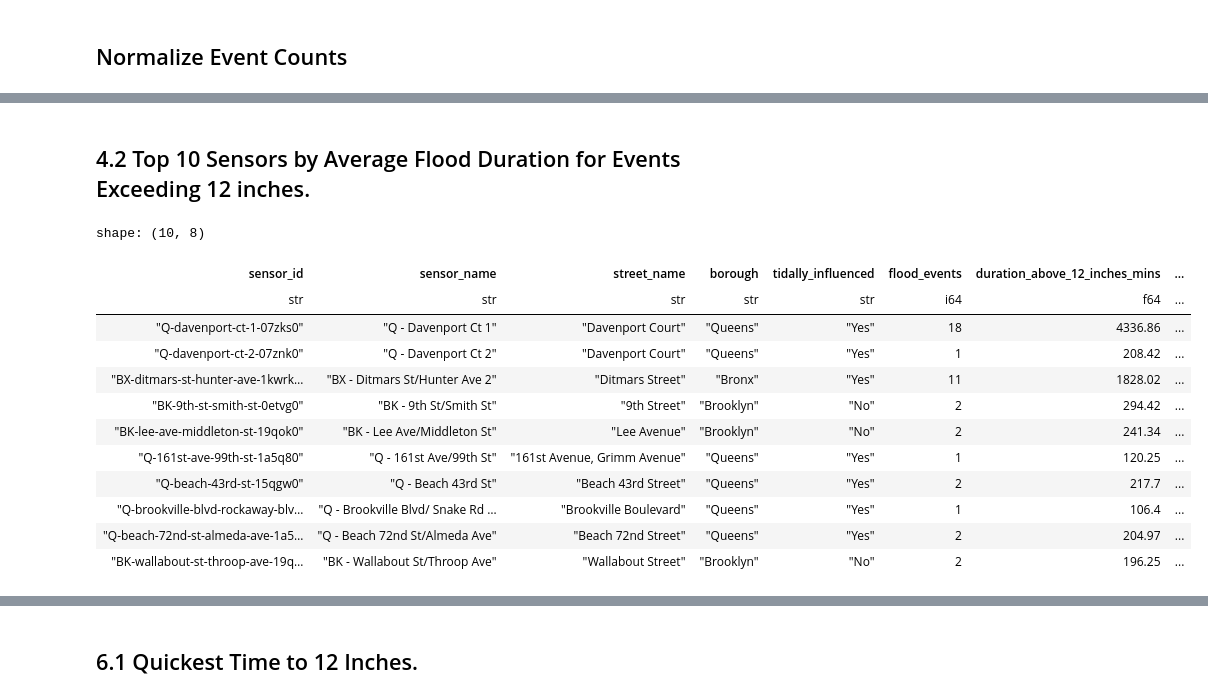
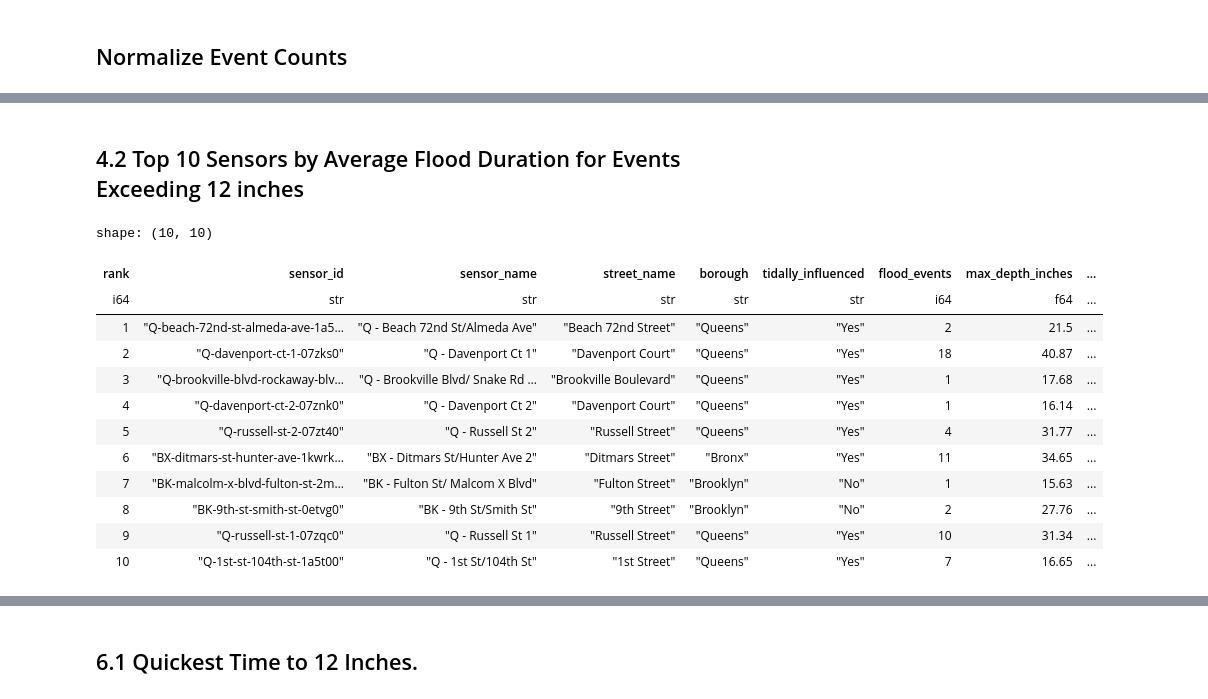
Before and after one commit to mebauer/floodnet-nyc-tutorial, a Jupyter notebook: 02-sensor-rankings.ipynb, the cells around one changed output, grey strips where cells are left out. Saved outputs shown, nothing was run; the diff lists cells and outputs as text; code cells hidden in the pictures.

```diff
--- a/02-sensor-rankings.ipynb
+++ b/02-sensor-rankings.ipynb
@@ -46,21 +120,27 @@ sensor-metadata.csv
 # %%
-# read in flood sensor deployments as dataframe
+# 1) read in flood sensor deployments as dataframe
 metadata_path = "data/sensor-metadata.csv"
 metadata_df = pl.read_csv(metadata_path, try_parse_dates=True)
 
 # inspect the shape of the data
 n_rows, n_columns = metadata_df.shape
-print("Metadata:")
+print("Metadata shape:")
 print(f"Number of rows: {n_rows}")
 print(f"Number of columns: {n_columns}")
 
-# read in flood events as dataframe
+# 2) read in flood events as dataframe
 events_path = "data/flood-events.csv"
-events_df = pl.read_csv(events_path, infer_schema_length=100000, try_parse_dates=True)
+events_df = pl.read_csv(
+    events_path,
+    # some columns have sparce data, need to expand the row count
+    infer_schema_length=100000,
+    try_parse_dates=True
+)
 
 # inspect the shape of the data
 n_rows, n_columns = events_df.shape
-print("\nFlood Events:")
+
+print("\nFlood Events shape:")
 print(f"Number of rows: {n_rows:,}")
 print(f"Number of columns: {n_columns}")
 # %% [output]
@@ -596,41 +1168,55 @@ shape: (10, 8)
 # %% [markdown]
-## 4.2 Top 10 Sensors by Average Flood Duration for Events Exceeding 12 inches.
+## 4.2 Top 10 Sensors by Average Flood Duration for Events Exceeding 12 inches
 # %%
-rel = duckdb.sql("""
+sensor_flood_summary = duckdb.sql("""
     SELECT
         sensor_id,
         sensor_name,
         street_name,
         borough,
         tidally_influenced,
         COUNT(sensor_id) AS flood_events,
-        SUM(duration_above_12_inches_mins) AS duration_above_12_inches_mins
+        MAX(max_depth_inches) AS max_depth_inches,
+        SUM(duration_mins) AS duration_mins,
+        ROUND(SUM(duration_mins) / COUNT(sensor_id) / 60.0, 2) AS average_duration_hrs
     FROM merged_df
-    WHERE duration_above_12_inches_mins > 0
+    WHERE max_depth_inches >= 12
     GROUP BY ALL
 """)
 
 sql = """
     SELECT
-        *,
-        duration_above_12_inches_mins / flood_events / 60. AS average_duration_hrs
-    FROM rel
+        ROW_NUMBER() OVER (
+            ORDER BY average_duration_hrs DESC
+        ) AS rank,
+        sensor_id,
+        sensor_name,
+        street_name,
+        borough,
+        tidally_influenced,
+        flood_events,
+        max_depth_inches,
+        duration_mins,
+        average_duration_hrs
+    FROM sensor_flood_summary
     ORDER BY average_duration_hrs DESC
     LIMIT 10
 """
 
-duckdb.sql(sql).pl()
+ranked_df = duckdb.sql(sql).pl()
+
+ranked_df
 # %% [output]
-shape: (10, 8)
+shape: (10, 10)
-| sensor_id | sensor_name | street_name | borough | tidally_influenced | flood_events | duration_above_12_inches_mins | ... |
-| str | str | str | str | str | i64 | f64 | ... |
-| "Q-davenport-ct-1-07zks0" | "Q - Davenport Ct 1" | "Davenport Court" | "Queens" | "Yes" | 18 | 4336.86 | ... |
-| "Q-davenport-ct-2-07znk0" | "Q - Davenport Ct 2" | "Davenport Court" | "Queens" | "Yes" | 1 | 208.42 | ... |
-| "BX-ditmars-st-hunter-ave-1kwrk… | "BX - Ditmars St/Hunter Ave 2" | "Ditmars Street" | "Bronx" | "Yes" | 11 | 1828.02 | ... |
-| "BK-9th-st-smith-st-0etvg0" | "BK - 9th St/Smith St" | "9th Street" | "Brooklyn" | "No" | 2 | 294.42 | ... |
-| "BK-lee-ave-middleton-st-19qok0" | "BK - Lee Ave/Middleton St" | "Lee Avenue" | "Brooklyn" | "No" | 2 | 241.34 | ... |
-| "Q-161st-ave-99th-st-1a5q80" | "Q - 161st Ave/99th St" | "161st Avenue, Grimm Avenue" | "Queens" | "Yes" | 1 | 120.25 | ... |
-| "Q-beach-43rd-st-15qgw0" | "Q - Beach 43rd St" | "Beach 43rd Street" | "Queens" | "Yes" | 2 | 217.7 | ... |
-| "Q-brookville-blvd-rockaway-blv… | "Q - Brookville Blvd/ Snake Rd … | "Brookville Boulevard" | "Queens" | "Yes" | 1 | 106.4 | ... |
-| "Q-beach-72nd-st-almeda-ave-1a5… | "Q - Beach 72nd St/Almeda Ave" | "Beach 72nd Street" | "Queens" | "Yes" | 2 | 204.97 | ... |
-| "BK-wallabout-st-throop-ave-19q… | "BK - Wallabout St/Throop Ave" | "Wallabout Street" | "Brooklyn" | "No" | 2 | 196.25 | ... |
+| rank | sensor_id | sensor_name | street_name | borough | tidally_influenced | flood_events | max_depth_inches | ... |
+| i64 | str | str | str | str | str | i64 | f64 | ... |
+| 1 | "Q-beach-72nd-st-almeda-ave-1a5… | "Q - Beach 72nd St/Almeda Ave" | "Beach 72nd Street" | "Queens" | "Yes" | 2 | 21.5 | ... |
+| 2 | "Q-davenport-ct-1-07zks0" | "Q - Davenport Ct 1" | "Davenport Court" | "Queens" | "Yes" | 18 | 40.87 | ... |
+| 3 | "Q-brookville-blvd-rockaway-blv… | "Q - Brookville Blvd/ Snake Rd … | "Brookville Boulevard" | "Queens" | "Yes" | 1 | 17.68 | ... |
+| 4 | "Q-davenport-ct-2-07znk0" | "Q - Davenport Ct 2" | "Davenport Court" | "Queens" | "Yes" | 1 | 16.14 | ... |
+| 5 | "Q-russell-st-2-07zt40" | "Q - Russell St 2" | "Russell Street" | "Queens" | "Yes" | 4 | 31.77 | ... |
+| 6 | "BX-ditmars-st-hunter-ave-1kwrk… | "BX - Ditmars St/Hunter Ave 2" | "Ditmars Street" | "Bronx" | "Yes" | 11 | 34.65 | ... |
+| 7 | "BK-malcolm-x-blvd-fulton-st-2m… | "BK - Fulton St/ Malcom X Blvd" | "Fulton Street" | "Brooklyn" | "No" | 1 | 15.63 | ... |
+| 8 | "BK-9th-st-smith-st-0etvg0" | "BK - 9th St/Smith St" | "9th Street" | "Brooklyn" | "No" | 2 | 27.76 | ... |
+| 9 | "Q-russell-st-1-07zqc0" | "Q - Russell St 1" | "Russell Street" | "Queens" | "Yes" | 10 | 31.34 | ... |
+| 10 | "Q-1st-st-104th-st-1a5t00" | "Q - 1st St/104th St" | "1st Street" | "Queens" | "Yes" | 7 | 16.65 | ... |
```
Also changed, not shown: parts of 73 cells of this notebook.
